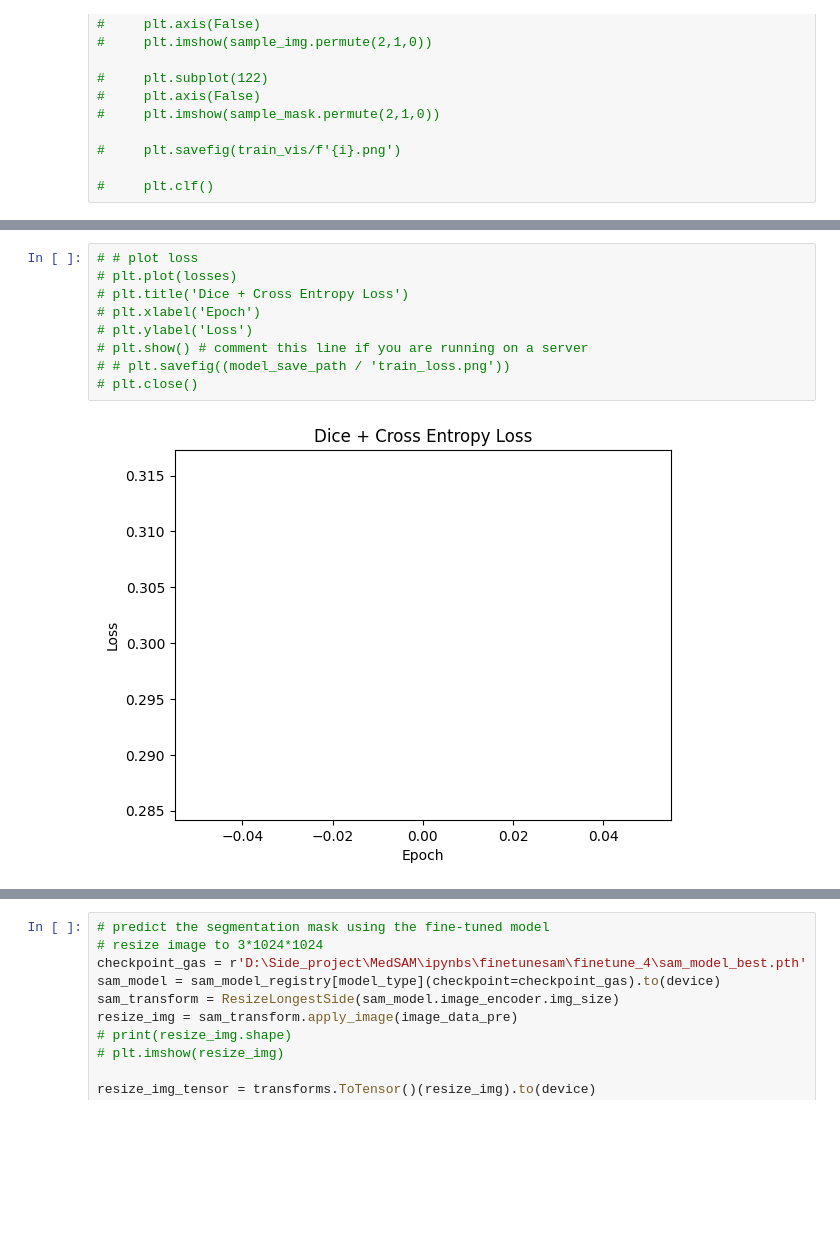
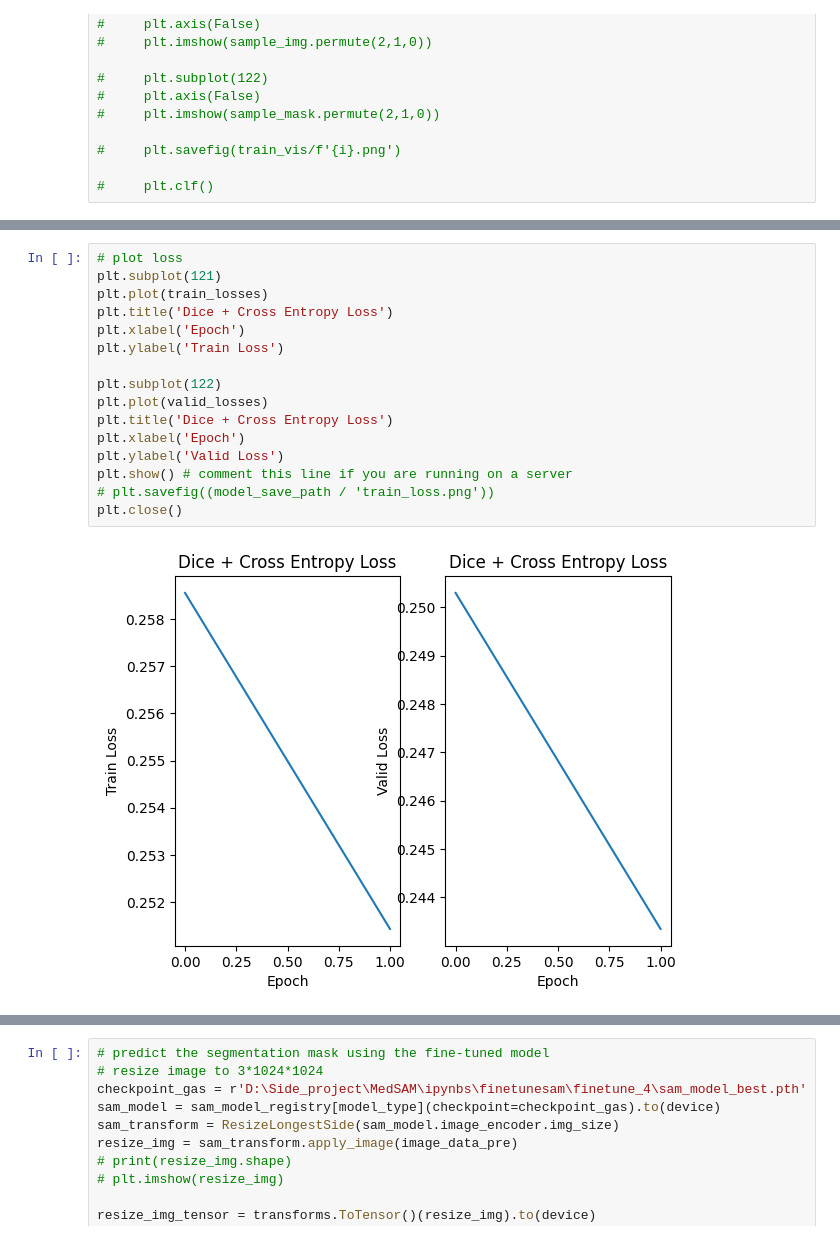
Before and after one commit to VanLinLin/MedSAM, a Jupyter notebook: ipynbs/finetunesam/fine_tune_sam4.ipynb, the cells around one changed output, grey strips where cells are left out. Cells and saved outputs as stored; diff of their text form; blank space fills up the shorter version.

```diff
--- a/ipynbs/finetunesam/fine_tune_sam4.ipynb
+++ b/ipynbs/finetunesam/fine_tune_sam4.ipynb
@@ -373,14 +567,21 @@ EPOCH: 10, Loss: 0.21277796762673007
 # %%
-# # plot loss
-# plt.plot(losses)
-# plt.title('Dice + Cross Entropy Loss')
-# plt.xlabel('Epoch')
-# plt.ylabel('Loss')
-# plt.show() # comment this line if you are running on a server
-# # plt.savefig((model_save_path / 'train_loss.png'))
-# plt.close()
+# plot loss
+plt.subplot(121)
+plt.plot(train_losses)
+plt.title('Dice + Cross Entropy Loss')
+plt.xlabel('Epoch')
+plt.ylabel('Train Loss')
+
+plt.subplot(122)
+plt.plot(valid_losses)
+plt.title('Dice + Cross Entropy Loss')
+plt.xlabel('Epoch')
+plt.ylabel('Valid Loss')
+plt.show() # comment this line if you are running on a server
+# plt.savefig((model_save_path / 'train_loss.png'))
+plt.close()
 # %% [output]
-[figure, old version]
+[figure, new version]
 # %%
 #%% compare the segmentation results between the original SAM model and the fine-tuned model
 # load the original SAM model
```
Also changed, not shown: parts of 11 cells of this notebook, 1 other file.
